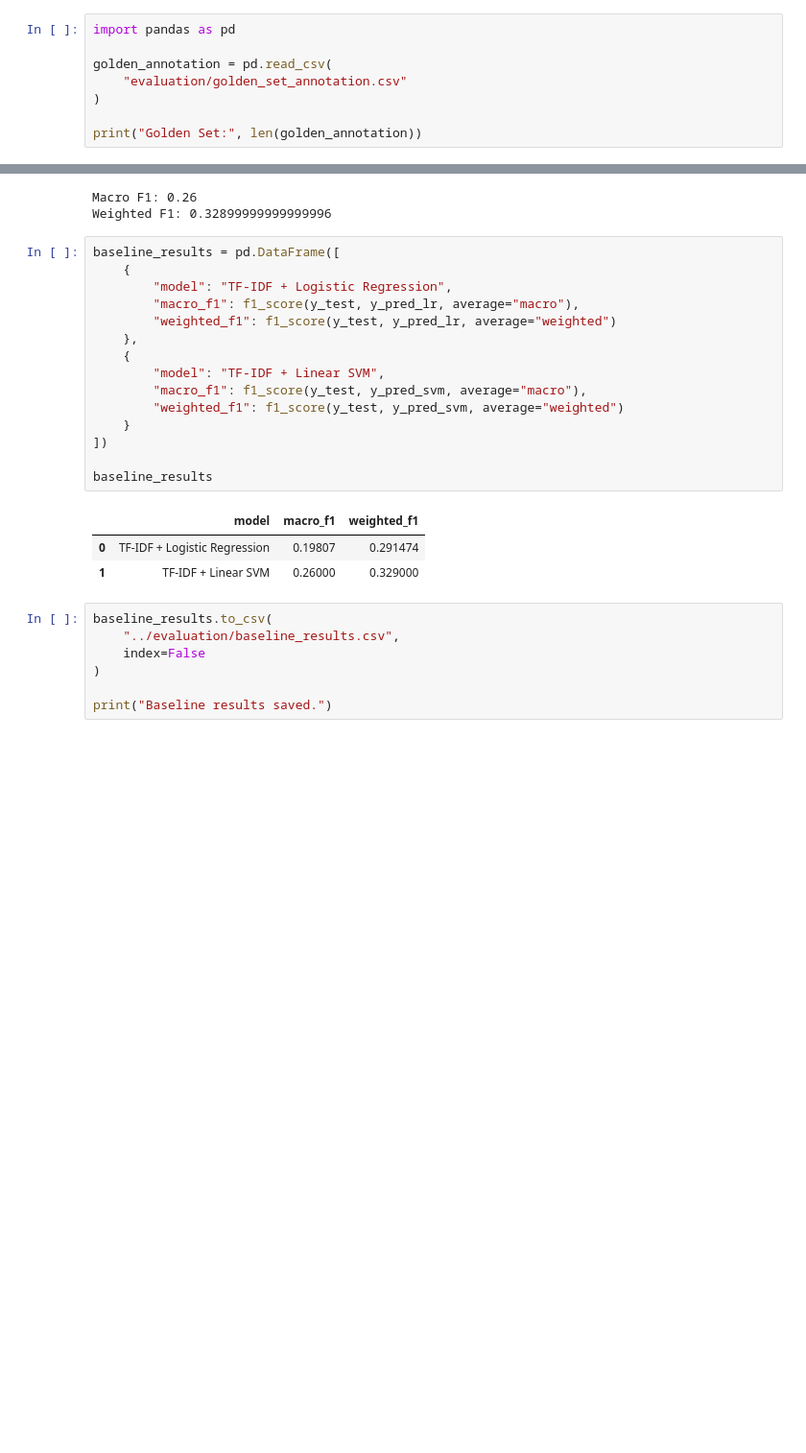
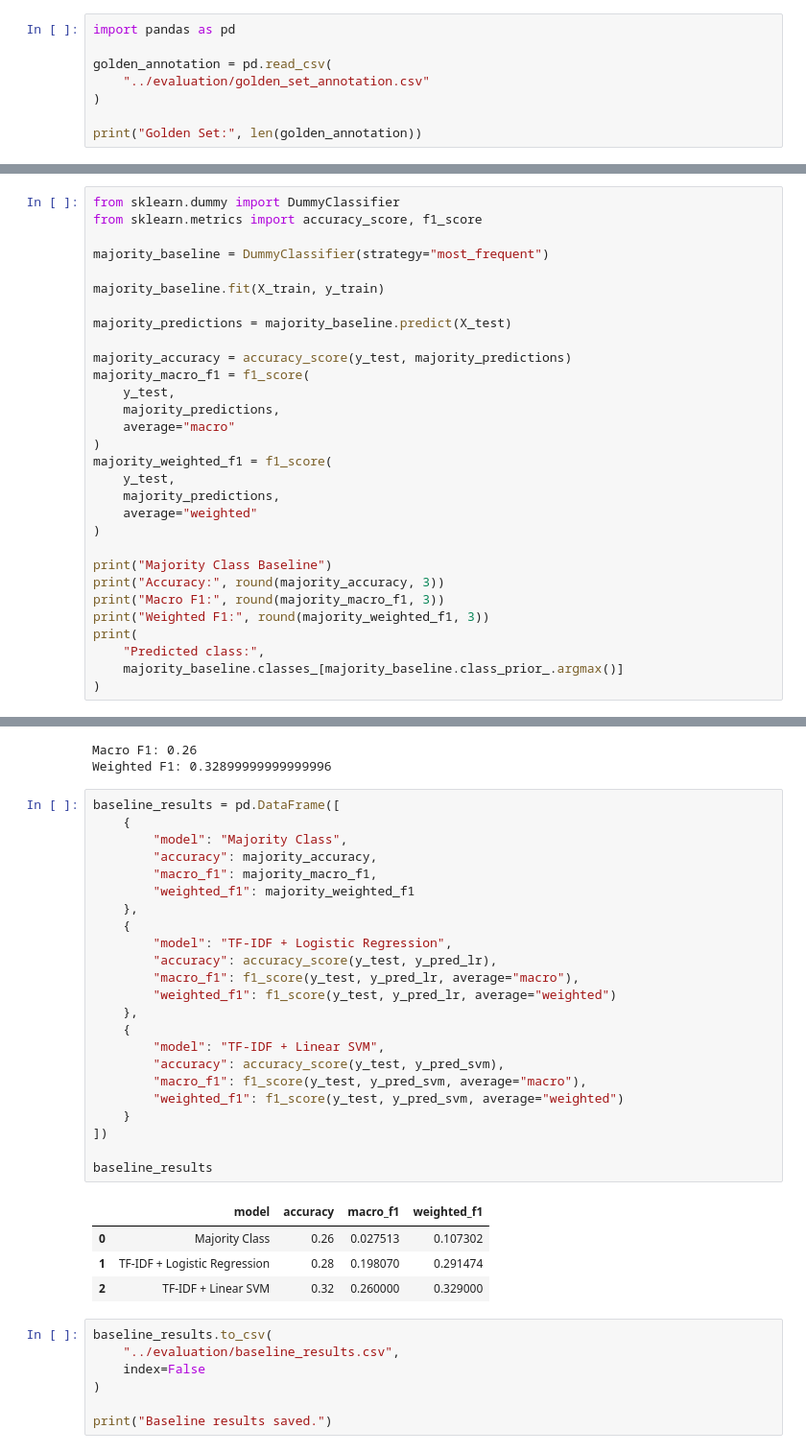
Before and after one commit to Samakcha/hiver_assignment, a Jupyter notebook: notebooks/02_baseline.ipynb, the cells around one changed output, grey strips where cells are left out. Shown at 96% size. Cells and saved outputs as stored; diff of their text form; blank space fills up the shorter version.

Commit message:
Complete evaluation and README updates

```diff
--- a/notebooks/02_baseline.ipynb
+++ b/notebooks/02_baseline.ipynb
@@ -2,7 +2,7 @@
 import pandas as pd
 
 golden_annotation = pd.read_csv(
-    "evaluation/golden_set_annotation.csv"
+    "../evaluation/golden_set_annotation.csv"
 )
 
 print("Golden Set:", len(golden_annotation))
@@ -27,3 +27,33 @@ print("Test:", len(X_test))
 # %% [output]
 Training: 150
 Test: 50
+# %%
+from sklearn.dummy import DummyClassifier
+from sklearn.metrics import accuracy_score, f1_score
+
+majority_baseline = DummyClassifier(strategy="most_frequent")
+
+majority_baseline.fit(X_train, y_train)
+
+majority_predictions = majority_baseline.predict(X_test)
+
+majority_accuracy = accuracy_score(y_test, majority_predictions)
+majority_macro_f1 = f1_score(
+    y_test,
+    majority_predictions,
+    average="macro"
+)
+majority_weighted_f1 = f1_score(
+    y_test,
+    majority_predictions,
+    average="weighted"
+)
+
+print("Majority Class Baseline")
+print("Accuracy:", round(majority_accuracy, 3))
+print("Macro F1:", round(majority_macro_f1, 3))
+print("Weighted F1:", round(majority_weighted_f1, 3))
+print(
+    "Predicted class:",
+    majority_baseline.classes_[majority_baseline.class_prior_.argmax()]
+)
@@ -105,22 +141,31 @@ Weighted F1: 0.32899999999999996
 # %%
 baseline_results = pd.DataFrame([
     {
+        "model": "Majority Class",
+        "accuracy": majority_accuracy,
+        "macro_f1": majority_macro_f1,
+        "weighted_f1": majority_weighted_f1
+    },
+    {
         "model": "TF-IDF + Logistic Regression",
+        "accuracy": accuracy_score(y_test, y_pred_lr),
         "macro_f1": f1_score(y_test, y_pred_lr, average="macro"),
         "weighted_f1": f1_score(y_test, y_pred_lr, average="weighted")
     },
     {
         "model": "TF-IDF + Linear SVM",
+        "accuracy": accuracy_score(y_test, y_pred_svm),
         "macro_f1": f1_score(y_test, y_pred_svm, average="macro"),
         "weighted_f1": f1_score(y_test, y_pred_svm, average="weighted")
     }
 ])
 
 baseline_results
 # %% [output]
-|  | model | macro_f1 | weighted_f1 |
-| 0 | TF-IDF + Logistic Regression | 0.19807 | 0.291474 |
-| 1 | TF-IDF + Linear SVM | 0.26000 | 0.329000 |
+|  | model | accuracy | macro_f1 | weighted_f1 |
+| 0 | Majority Class | 0.26 | 0.027513 | 0.107302 |
+| 1 | TF-IDF + Logistic Regression | 0.28 | 0.198070 | 0.291474 |
+| 2 | TF-IDF + Linear SVM | 0.32 | 0.260000 | 0.329000 |
 # %%
 baseline_results.to_csv(
     "../evaluation/baseline_results.csv",
```
Also changed, not shown: parts of 2 cells of this notebook, 7 other files.
